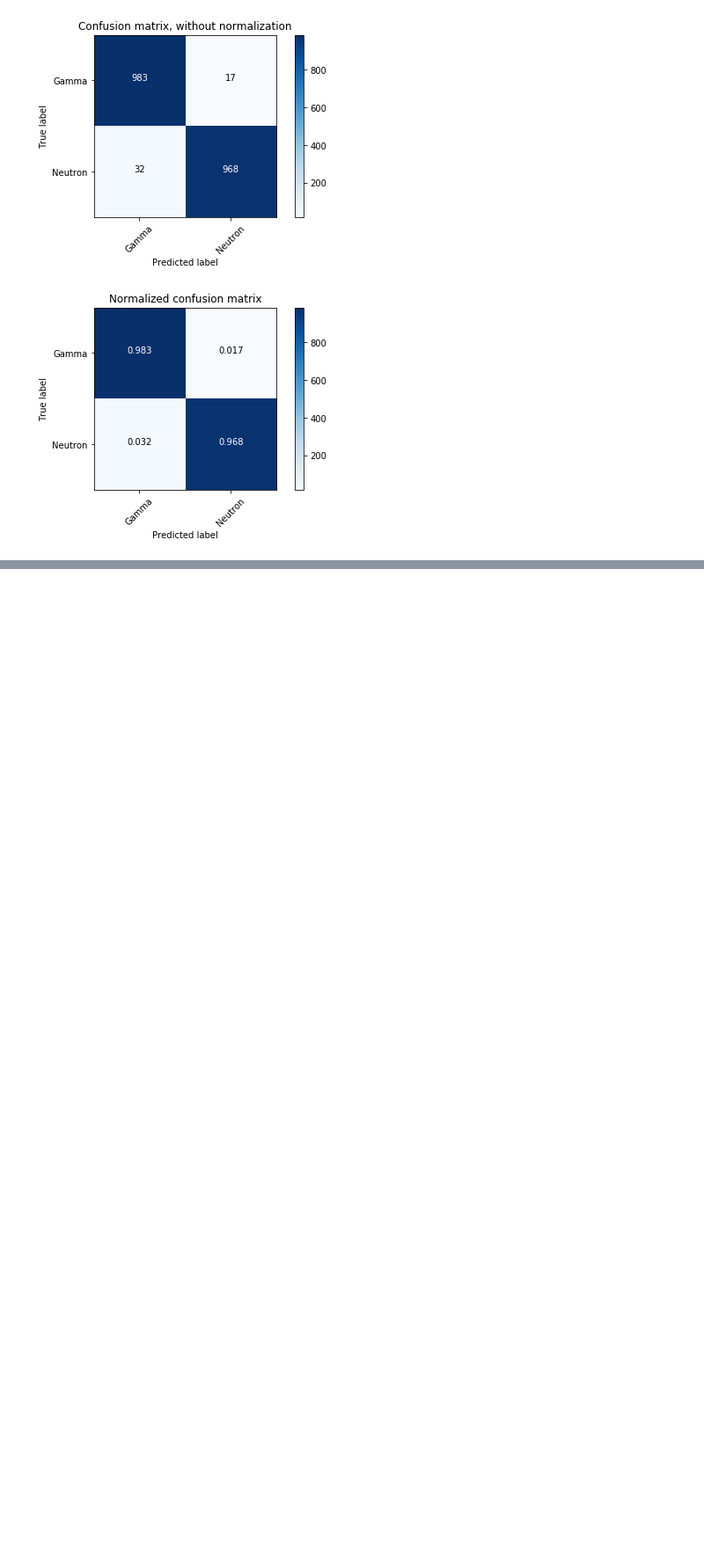
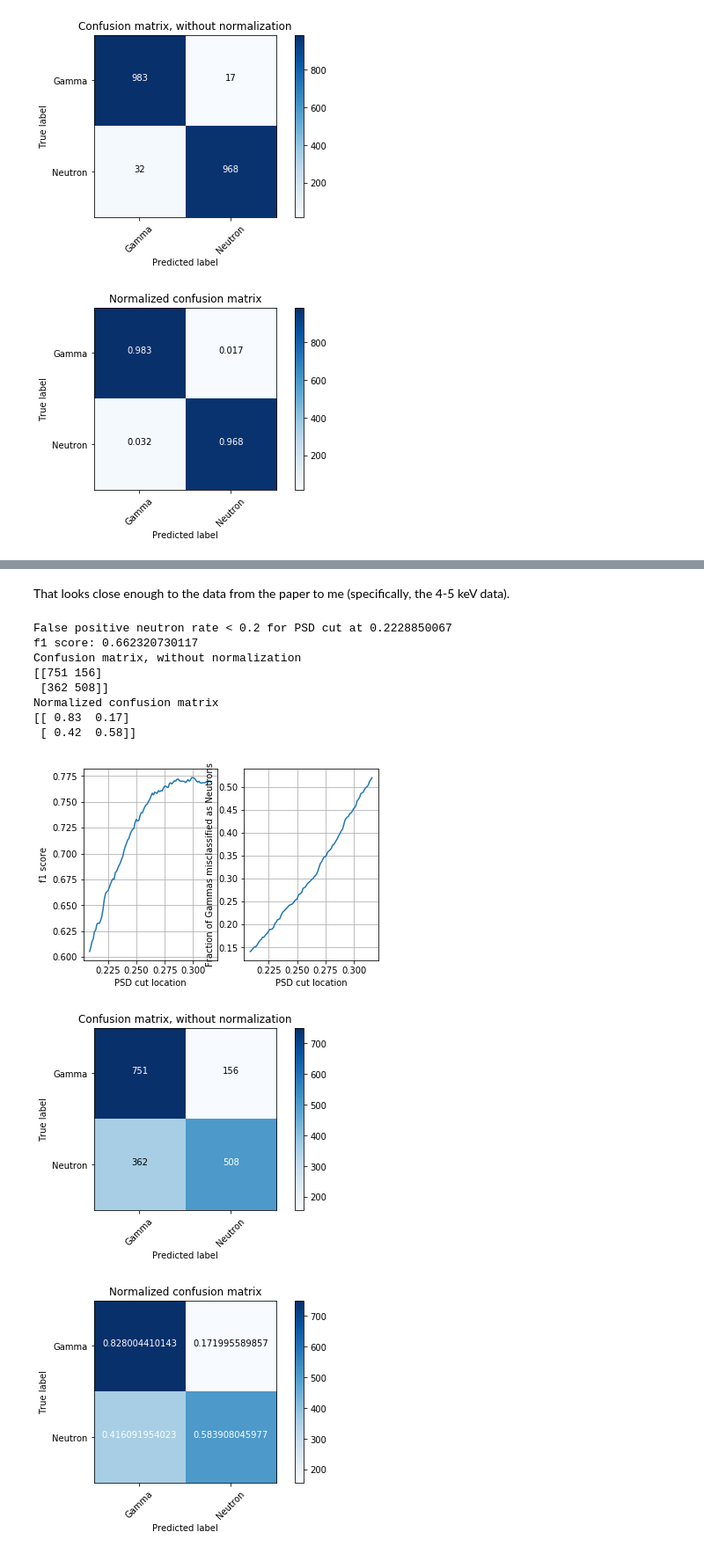
Before and after one commit to lbignell/Notebooks, a Jupyter notebook: PSD.ipynb, the cells around one changed output, grey strips where cells are left out. Shown: that part at 88% size. Cells and saved outputs as stored; diff of their text form; code cells hidden in the pictures; blank space fills up the shorter version.

```diff
--- a/PSD.ipynb
+++ b/PSD.ipynb
@@ -570,0 +683,68 @@ Other things to try:
+# %% [markdown]
+That looks close enough to the data from the paper to me (specifically, the 4-5 keV data).
+# %%
+#Let's repeat the above Qfast/Qtotal analysis, but rather than using f1, find the value which makes the probability of
+#misclassifying a gamma event as a neutron event < 0.01:
+SABRE_PSDcut_min = min((np.mean(selectedPSD_gamma), np.mean(selectedPSD_neut)))
+SABRE_PSDcut_max = max((np.mean(selectedPSD_gamma), np.mean(selectedPSD_neut)))
+
+SABRE_y_true = np.concatenate((np.array([0]*len(selectedPSD_gamma)),
+                               np.array([1]*len(selectedPSD_neut))))
+
+SABRE_PSDcut_vector = np.linspace(SABRE_PSDcut_min, SABRE_PSDcut_max, 100)
+SABRE_f1scores = np.empty(len(SABRE_PSDcut_vector), dtype=np.float64)
+SABRE_FalsePositive = np.empty(len(SABRE_PSDcut_vector), dtype = np.float64)
+
+for i, thisPSDcut in enumerate(SABRE_PSDcut_vector):
+    SABRE_Neuts_predict = [0 if PSD > thisPSDcut else 1 for PSD in selectedPSD_neut]
+    SABRE_Gammas_predict = [0 if PSD > thisPSDcut else 1 for PSD in selectedPSD_gamma]
+    SABRE_y_pred = np.concatenate((SABRE_Gammas_predict, SABRE_Neuts_predict))
+    SABRE_f1scores[i] = f1_score(SABRE_y_true,SABRE_y_pred)
+    CM = confusion_matrix(SABRE_y_true, SABRE_y_pred)
+    SABRE_FalsePositive[i] = (CM/(np.sum(CM, axis=1)*1.0))[0,1]
+
+SABRE_PSDcut_optim = min(PSDcut_vector[SABRE_FalsePositive<0.2])
+print("False positive neutron rate < 0.2 for PSD cut at {0}".format(SABRE_PSDcut_optim))
+plt.subplot(1,2,1)
+plt.plot(SABRE_PSDcut_vector, SABRE_f1scores)
+plt.grid()
+plt.ylabel('f1 score')
+plt.xlabel('PSD cut location')
+
+plt.subplot(1,2,2)
+plt.plot(SABRE_PSDcut_vector, SABRE_FalsePositive)
+plt.grid()
+plt.ylabel('Fraction of Gammas misclassified as Neutrons')
+plt.xlabel('PSD cut location')
+
+#repeat it for the optimal PSD cut:
+SABRE_Neuts_predict = [0 if PSD > SABRE_PSDcut_optim else 1 for PSD in selectedPSD_neut]
+SABRE_Gammas_predict = [0 if PSD > SABRE_PSDcut_optim else 1 for PSD in selectedPSD_gamma]
+SABRE_y_pred_optim = np.concatenate((SABRE_Gammas_predict, SABRE_Neuts_predict))
+SABRE_cnf_matrix_optim = confusion_matrix(SABRE_y_true, SABRE_y_pred_optim)
+np.set_printoptions(precision=2)
+class_names = ['Gamma', 'Neutron']
+print("f1 score: {0}".format(f1_score(SABRE_y_true, SABRE_y_pred_optim)))
+# Plot non-normalized confusion matrix
+plt.figure()
+plot_confusion_matrix(SABRE_cnf_matrix_optim, classes=class_names,
+                      title='Confusion matrix, without normalization')
+
+# Plot normalized confusion matrix
+plt.figure()
+plot_confusion_matrix(SABRE_cnf_matrix_optim, classes=class_names, normalize=True,
+                      title='Normalized confusion matrix')
+
+plt.show()
+# %% [output]
+False positive neutron rate < 0.2 for PSD cut at 0.2228850067
+f1 score: 0.662320730117
+Confusion matrix, without normalization
+[[751 156]
+ [362 508]]
+Normalized confusion matrix
+[[ 0.83  0.17]
+ [ 0.42  0.58]]
+[figure, added]
+[figure, added]
+[figure, added]
```
Also changed, not shown: parts of 11 cells of this notebook.
